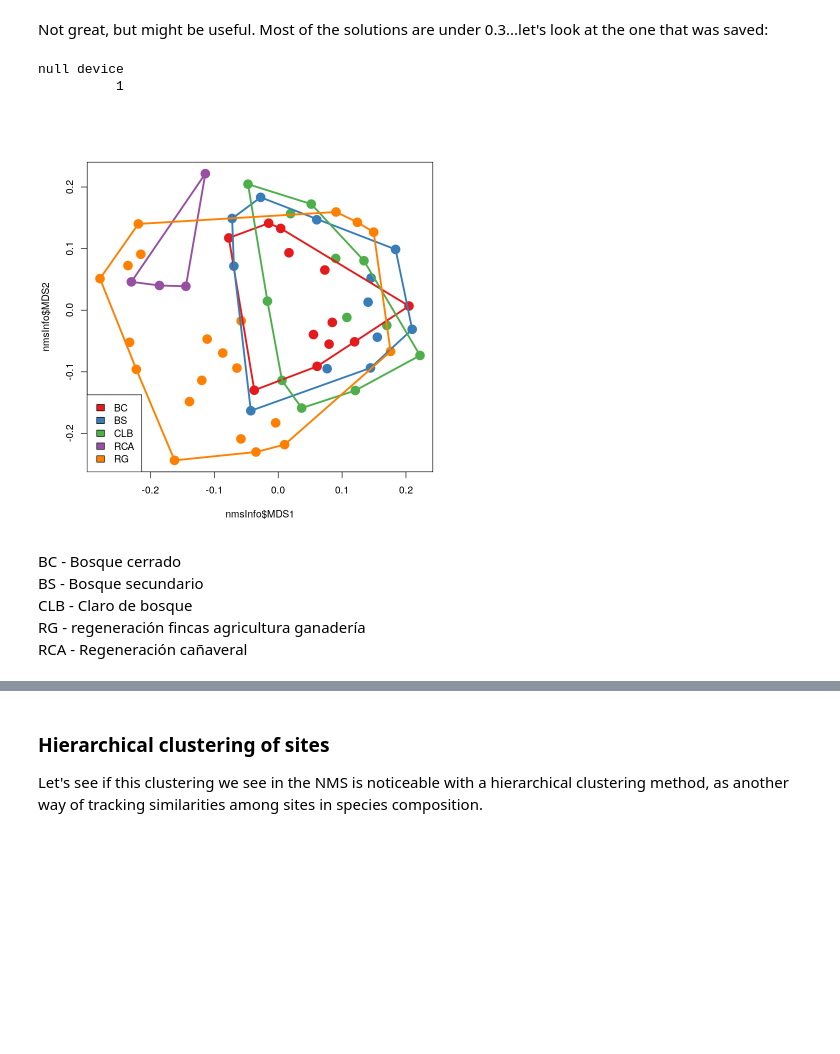
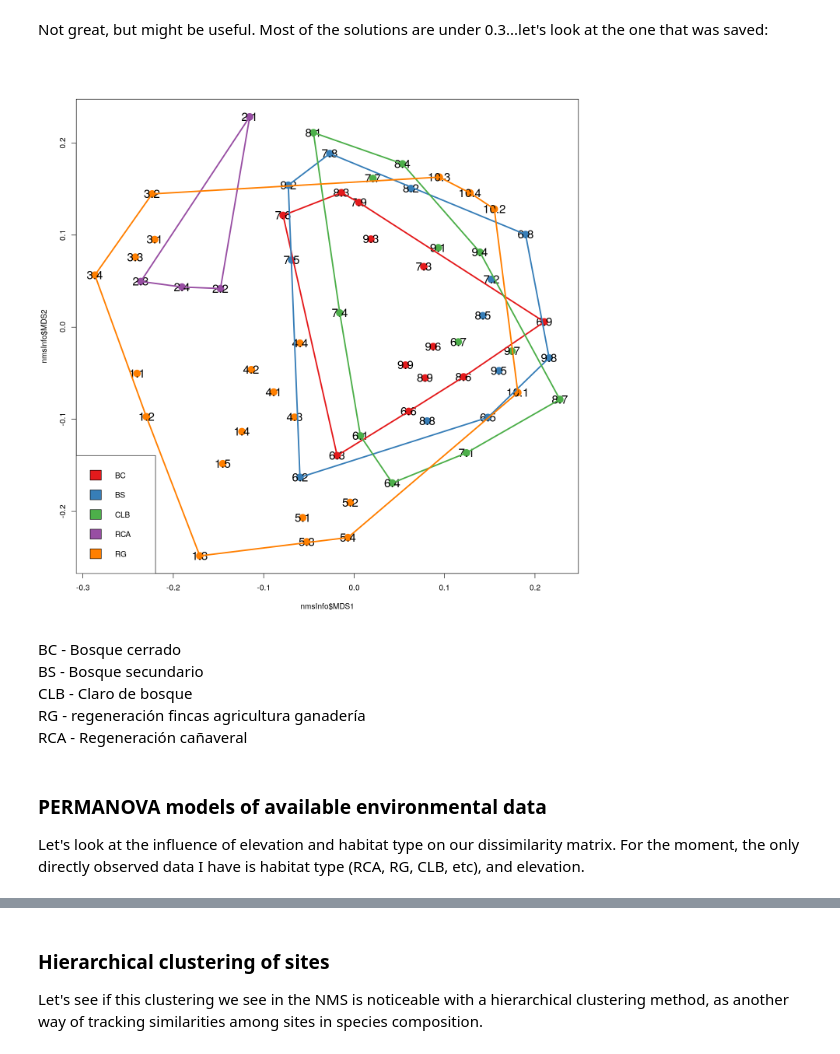
Before and after one commit to danchurch/losCedrosTrees, a Jupyter notebook: anaData/MariscalDataExploration.ipynb, the cells around one changed output, grey strips where cells are left out. Saved outputs shown, nothing was run; the diff lists cells and outputs as text; code cells hidden in the pictures; blank space fills up the shorter version.

```diff
--- a/anaData/MariscalDataExploration.ipynb
+++ b/anaData/MariscalDataExploration.ipynb
@@ -306,26 +305,32 @@ nondups$MDS1 <- nms$points[,'MDS1']
 nondups$MDS2 <- nms$points[,'MDS2']
 nmsInfo <- nondups
 # %%
+options(repr.plot.width=12, repr.plot.height=12)
 plot(nmsInfo$MDS1, nmsInfo$MDS2,
     col=nmsInfo$colrs,
     pch=19,
     cex=2.0,
 )
+text(nmsInfo$MDS1, nmsInfo$MDS2, nmsInfo$PsubP, cex=1.5)
 ## add a legend
 legend( x='bottomleft',
         legend = c('BC', 'BS', 'CLB', 'RCA', 'RG'),
         fill = c('#E41A1C', '#377EB8', '#4DAF4A', '#984EA3', '#FF7F00'),
         col = c('#E41A1C', '#377EB8', '#4DAF4A', '#984EA3', '#FF7F00'),
         cex = 1.0,
         )
 ordihull(nms, nmsInfo$habitat, col=c('#E41A1C', '#377EB8', '#4DAF4A', '#984EA3', '#FF7F00'), lwd=3)
 # %% [output]
-null device
-          1
-[figure, old version]
+[figure, new version]
 # %% [markdown]
 BC - Bosque cerrado
 BS - Bosque secundario
 CLB - Claro de bosque
 RG - regeneración fincas agricultura ganadería
 RCA - Regeneración cañaveral
+# %% [markdown]
+<a id='PERMANOVA'></a>
+
+### PERMANOVA models of available environmental data
+
+Let's look at the influence of elevation and habitat type on our dissimilarity matrix. For the moment, the only directly observed data I have is habitat type (RCA, RG, CLB, etc), and elevation.
```
Also changed, not shown: parts of 22 cells of this notebook, 2 other files.
